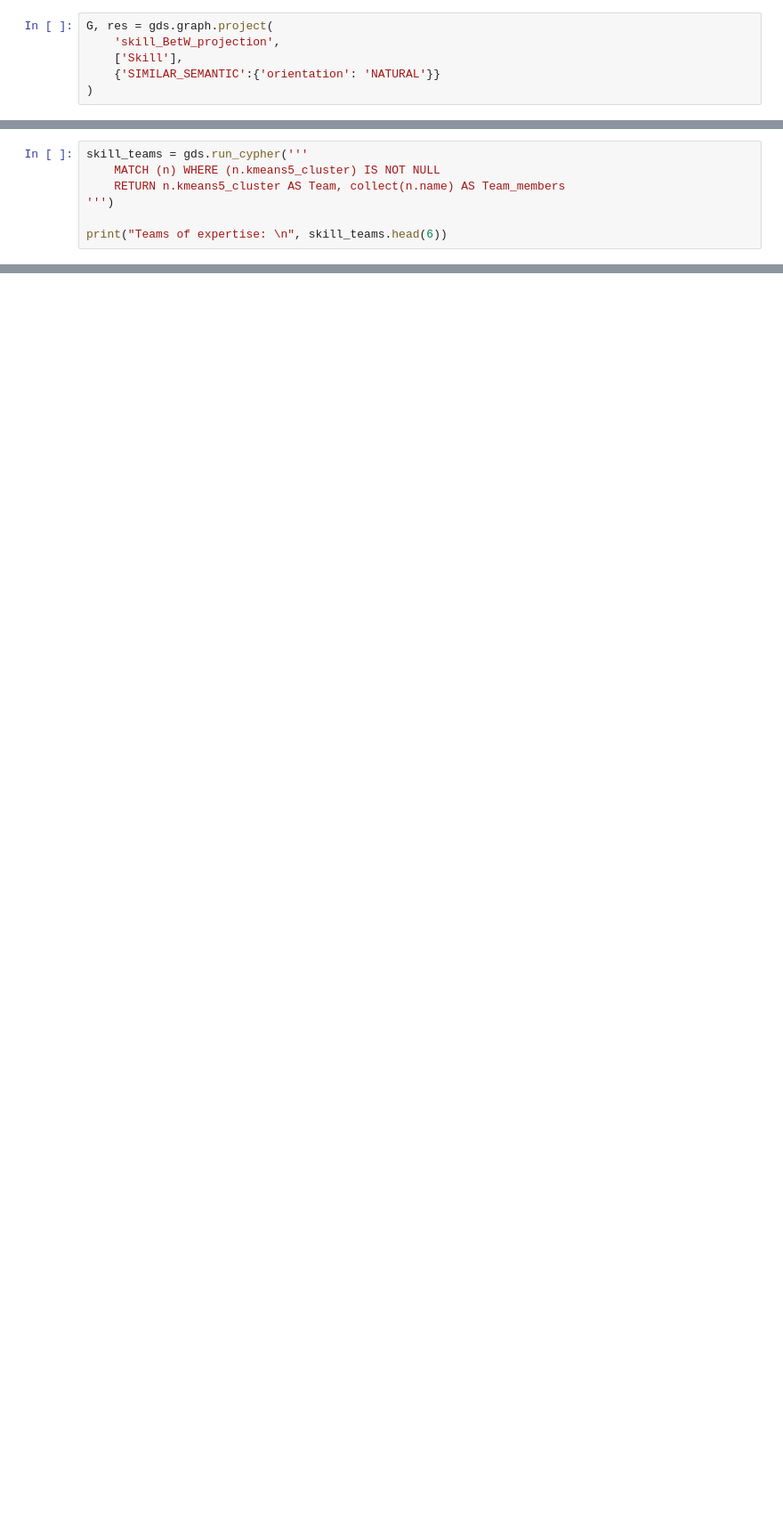
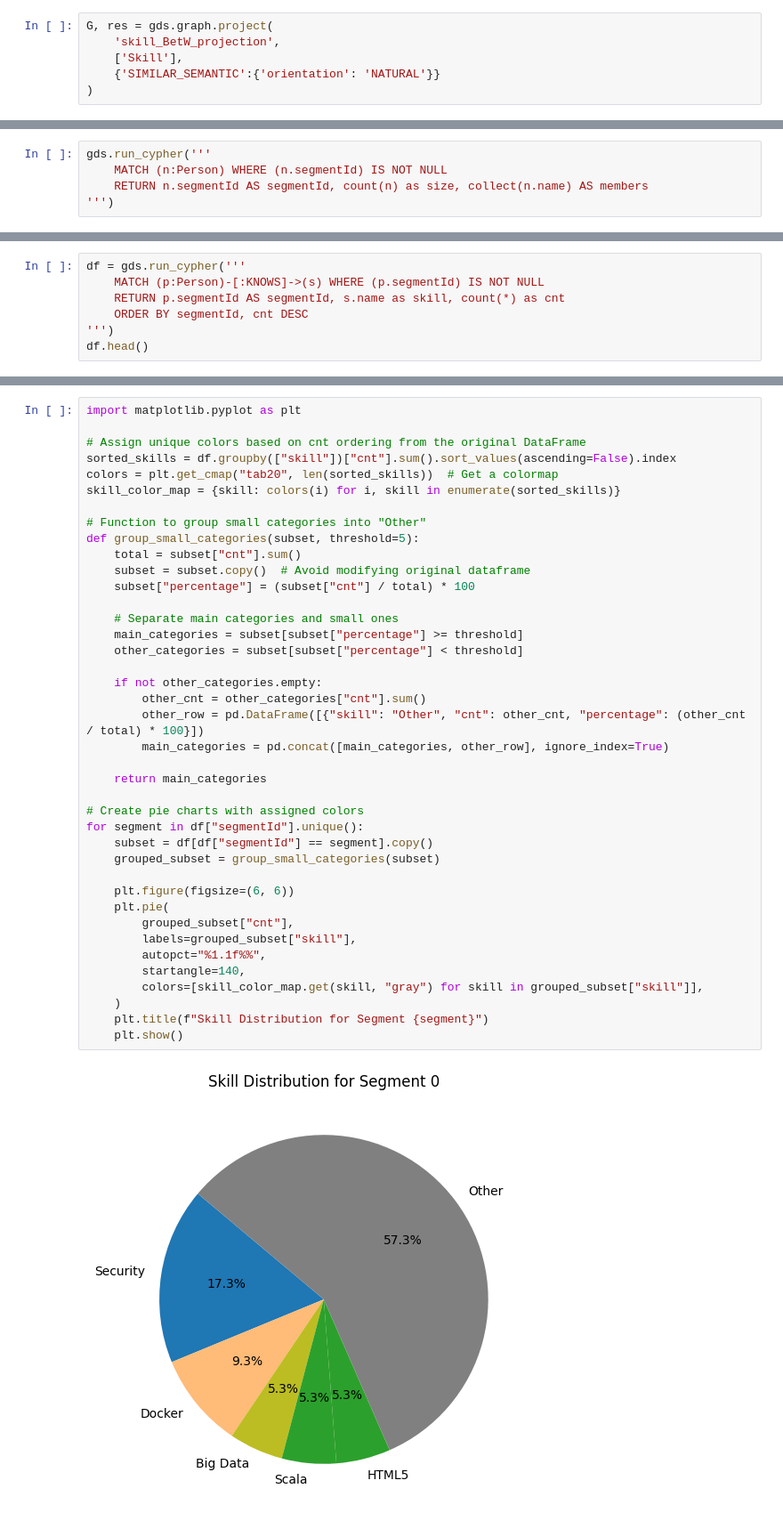
Before and after one commit to neo4j-product-examples/genai-workshop, a Jupyter notebook: talent/Module_01_GraphSummit_Nordics_2025.ipynb, the cells around one changed output, grey strips where cells are left out. Shown at 89% size. Drawn from its saved outputs; the diff is of its cells as text; blank space fills up the shorter version.

```diff
--- a/talent/Module_01_GraphSummit_Nordics_2025.ipynb
+++ b/talent/Module_01_GraphSummit_Nordics_2025.ipynb
@@ -335,7 +603,5 @@ G.drop()
 # %%
-skill_teams = gds.run_cypher('''
-    MATCH (n) WHERE (n.kmeans5_cluster) IS NOT NULL
-    RETURN n.kmeans5_cluster AS Team, collect(n.name) AS Team_members
+gds.run_cypher('''
+    MATCH (n:Person) WHERE (n.segmentId) IS NOT NULL
+    RETURN n.segmentId AS segmentId, count(n) as size, collect(n.name) AS members
 ''')
-
-print("Teams of expertise: \n", skill_teams.head(6))
@@ -341,0 +615,7 @@ print("Teams of expertise: \n", skill_teams.head(6))
+# %%
+df = gds.run_cypher('''
+    MATCH (p:Person)-[:KNOWS]->(s) WHERE (p.segmentId) IS NOT NULL
+    RETURN p.segmentId AS segmentId, s.name as skill, count(*) as cnt
+    ORDER BY segmentId, cnt DESC
+''')
+df.head()
@@ -341,0 +629,42 @@ print("Teams of expertise: \n", skill_teams.head(6))
+# %%
+import matplotlib.pyplot as plt
+
+# Assign unique colors based on cnt ordering from the original DataFrame
+sorted_skills = df.groupby(["skill"])["cnt"].sum().sort_values(ascending=False).index
+colors = plt.get_cmap("tab20", len(sorted_skills))  # Get a colormap
+skill_color_map = {skill: colors(i) for i, skill in enumerate(sorted_skills)}
+
+# Function to group small categories into "Other"
+def group_small_categories(subset, threshold=5):
+    total = subset["cnt"].sum()
+    subset = subset.copy()  # Avoid modifying original dataframe
+    subset["percentage"] = (subset["cnt"] / total) * 100
+
+    # Separate main categories and small ones
+    main_categories = subset[subset["percentage"] >= threshold]
+    other_categories = subset[subset["percentage"] < threshold]
+
+    if not other_categories.empty:
+        other_cnt = other_categories["cnt"].sum()
+        other_row = pd.DataFrame([{"skill": "Other", "cnt": other_cnt, "percentage": (other_cnt / total) * 100}])
+        main_categories = pd.concat([main_categories, other_row], ignore_index=True)
+
+    return main_categories
+
+# Create pie charts with assigned colors
+for segment in df["segmentId"].unique():
+    subset = df[df["segmentId"] == segment].copy()
+    grouped_subset = group_small_categories(subset)
+
+    plt.figure(figsize=(6, 6))
+    plt.pie(
+        grouped_subset["cnt"],
+        labels=grouped_subset["skill"],
+        autopct="%1.1f%%",
+        startangle=140,
+        colors=[skill_color_map.get(skill, "gray") for skill in grouped_subset["skill"]],
+    )
+    plt.title(f"Skill Distribution for Segment {segment}")
+    plt.show()
+# %% [output]
+[figure, added]
```
Also changed, not shown: parts of 73 cells of this notebook, 2 other files.
